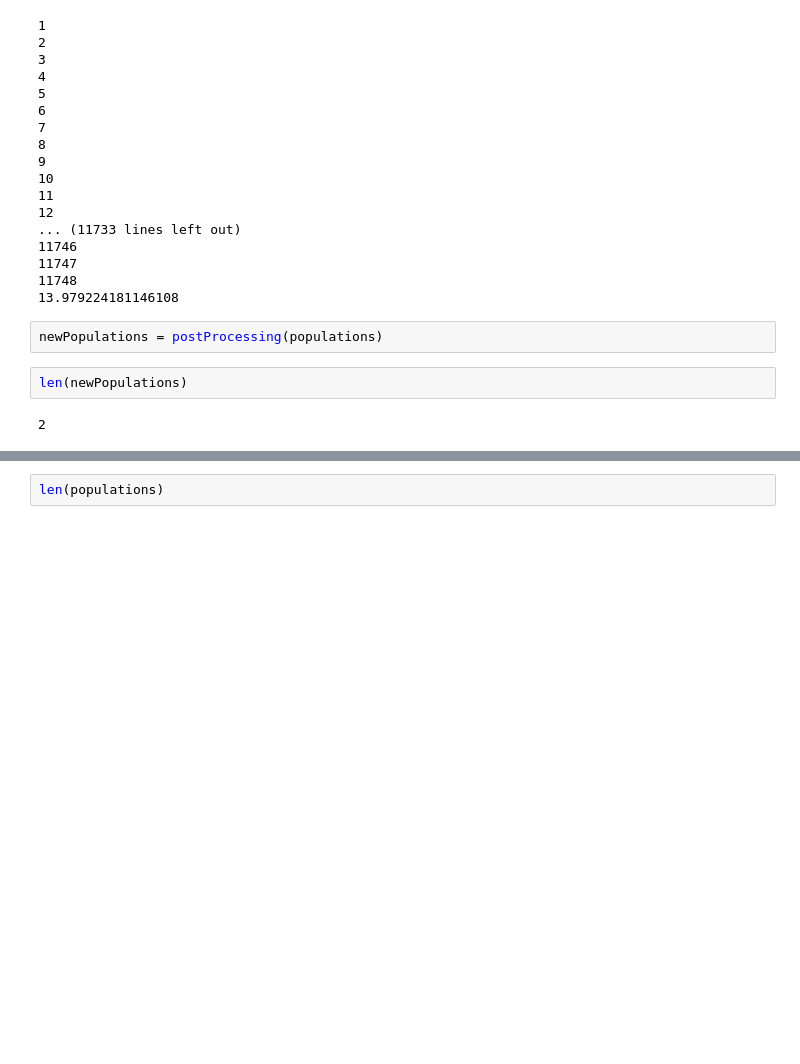
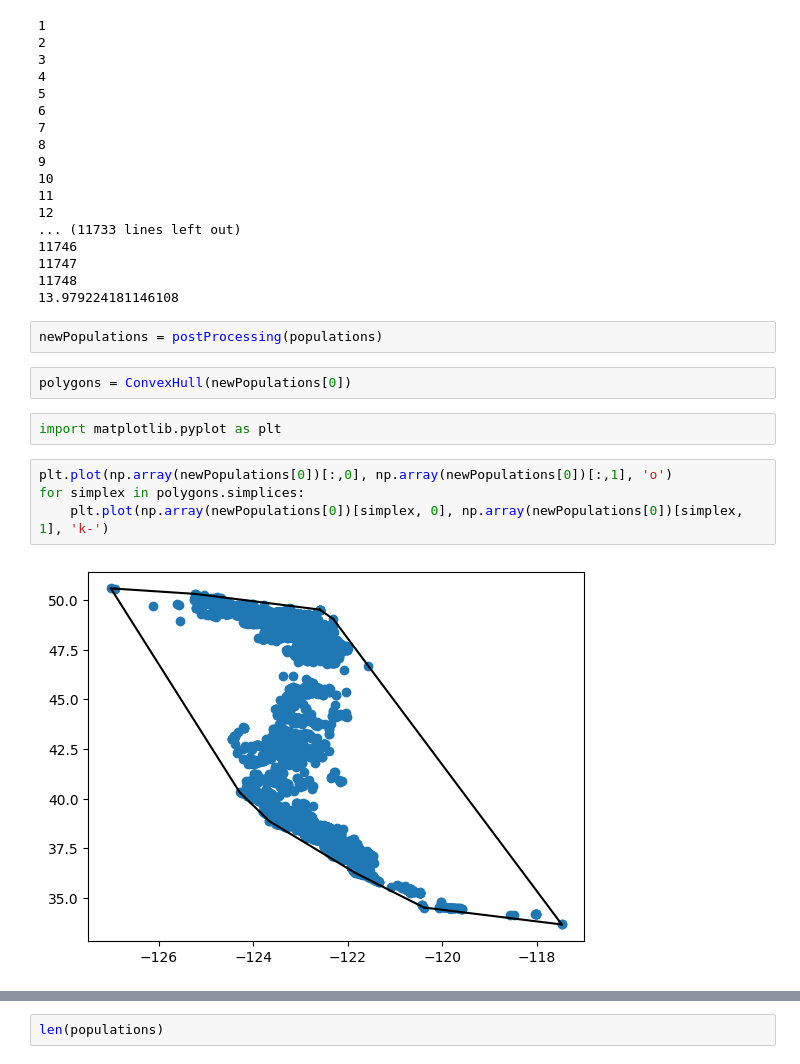
Before and after one commit to SeanHaight/madroneRange, a Jupyter notebook: MappingProject.ipynb, the cells around one changed output, grey strips where cells are left out. Drawn from its saved outputs; the diff is of its cells as text; blank space fills up the shorter version.

```diff
--- a/MappingProject.ipynb
+++ b/MappingProject.ipynb
@@ -205,7 +218,13 @@ populations = myClustering(menziePts)
 13.979224181146108
 # %%
 newPopulations = postProcessing(populations)
-# %%
-len(newPopulations)
-# %% [output]
-2
+# %%
+polygons = ConvexHull(newPopulations[0])
+# %%
+import matplotlib.pyplot as plt
+# %%
+plt.plot(np.array(newPopulations[0])[:,0], np.array(newPopulations[0])[:,1], 'o')
+for simplex in polygons.simplices:
+    plt.plot(np.array(newPopulations[0])[simplex, 0], np.array(newPopulations[0])[simplex, 1], 'k-')
+# %% [output]
+[figure, added]
```
Also changed, not shown: parts of 9 cells of this notebook, 6 other files.
